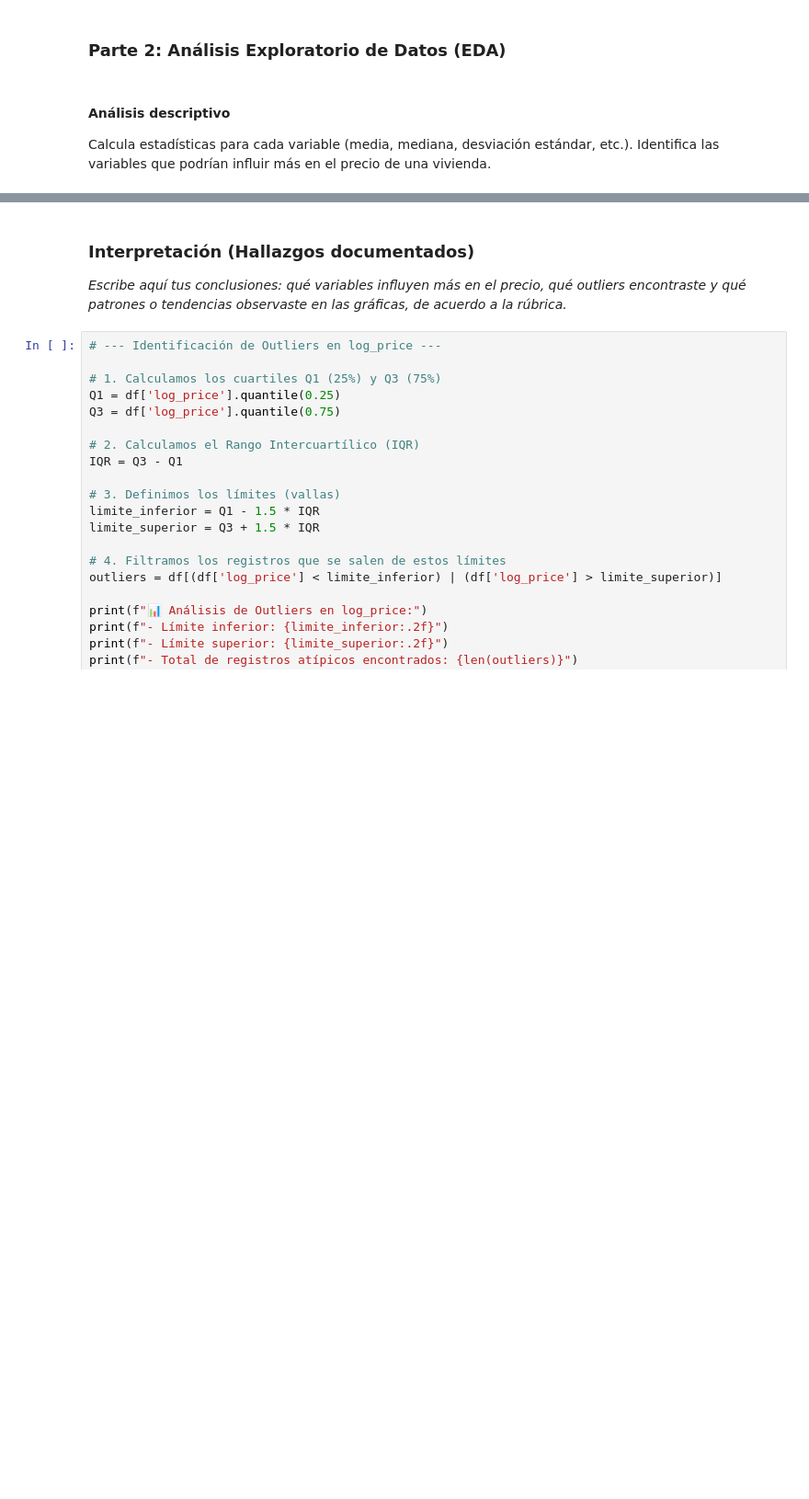
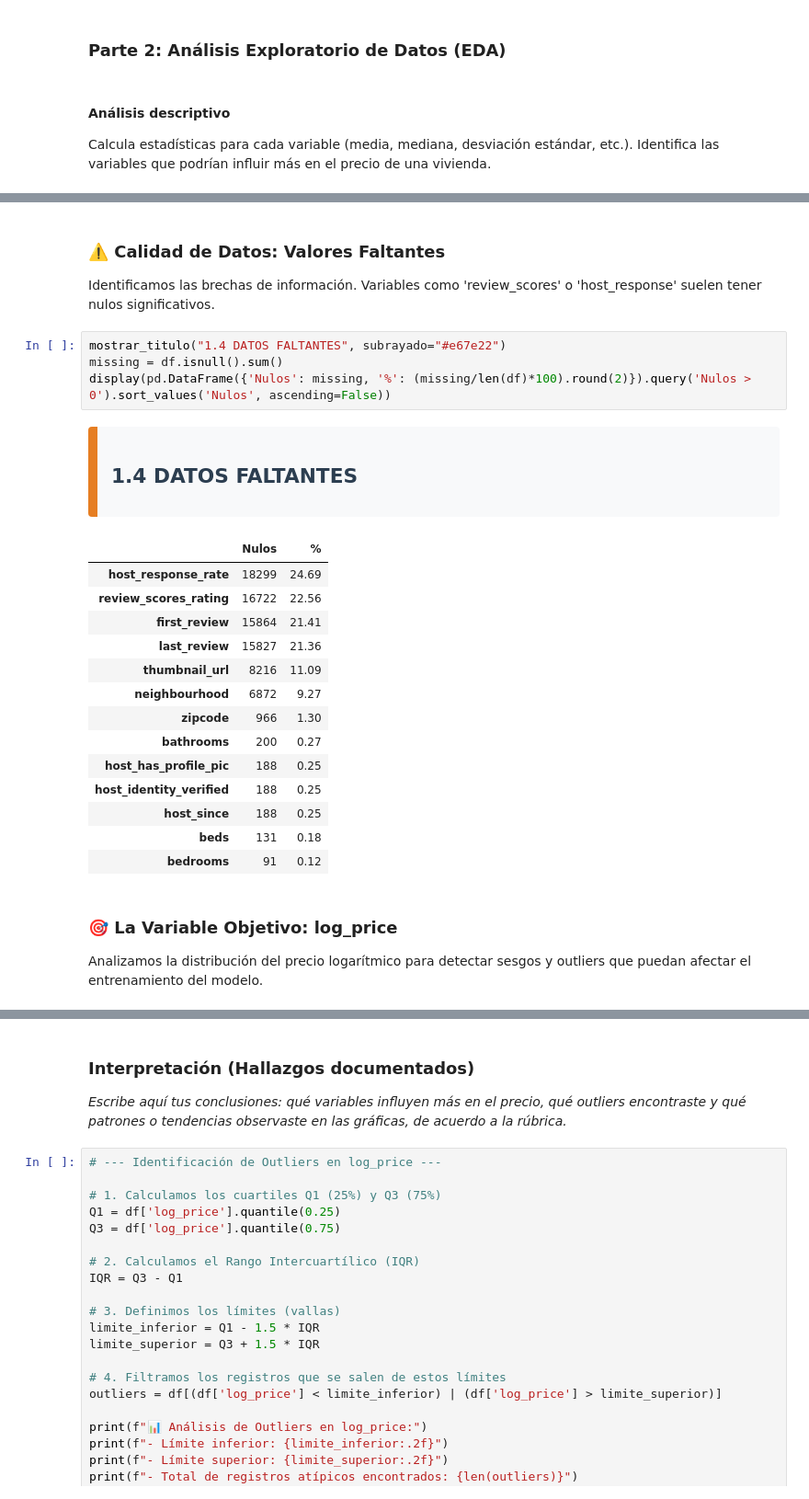
Before and after one commit to riosisraelg/LSTI2309, a Jupyter notebook: Semana3/import.ipynb, the cells around one changed output, grey strips where cells are left out. Shown at 92% size. Saved outputs shown, nothing was run; the diff lists cells and outputs as text; blank space fills up the shorter version.

```diff
--- a/Semana3/import.ipynb
+++ b/Semana3/import.ipynb
@@ -449,0 +114,26 @@ Data columns (total 29 columns):
+# %% [markdown]
+### ⚠️ Calidad de Datos: Valores Faltantes
+Identificamos las brechas de información. Variables como 'review_scores' o 'host_response' suelen tener nulos significativos.
+# %%
+mostrar_titulo("1.4 DATOS FALTANTES", subrayado="#e67e22")
+missing = df.isnull().sum()
+display(pd.DataFrame({'Nulos': missing, '%': (missing/len(df)*100).round(2)}).query('Nulos > 0').sort_values('Nulos', ascending=False))
+# %% [output]
+1.4 DATOS FALTANTES
+|  | Nulos | % |
+| host_response_rate | 18299 | 24.69 |
+| review_scores_rating | 16722 | 22.56 |
+| first_review | 15864 | 21.41 |
+| last_review | 15827 | 21.36 |
+| thumbnail_url | 8216 | 11.09 |
+| neighbourhood | 6872 | 9.27 |
+| zipcode | 966 | 1.30 |
+| bathrooms | 200 | 0.27 |
+| host_has_profile_pic | 188 | 0.25 |
+| host_identity_verified | 188 | 0.25 |
+| host_since | 188 | 0.25 |
+| beds | 131 | 0.18 |
+| bedrooms | 91 | 0.12 |
+# %% [markdown]
+### 🎯 La Variable Objetivo: log_price
+Analizamos la distribución del precio logarítmico para detectar sesgos y outliers que puedan afectar el entrenamiento del modelo.
```
Also changed, not shown: parts of 14 cells of this notebook.
